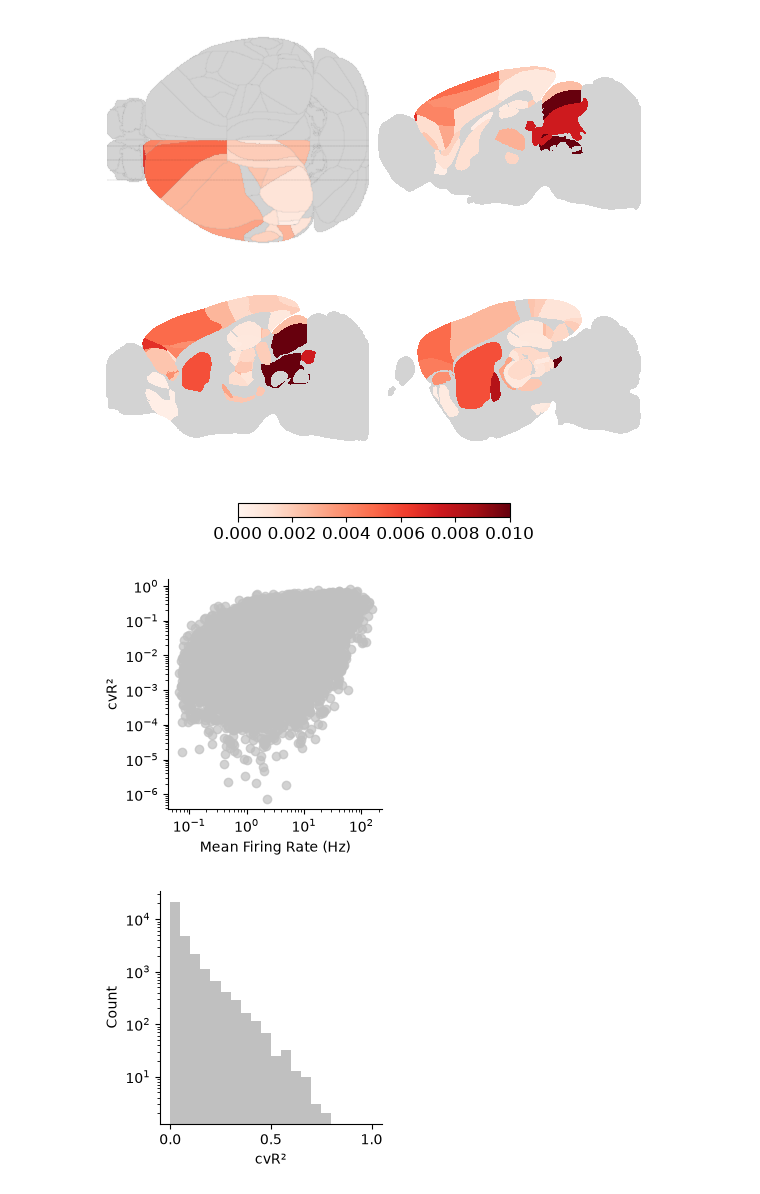
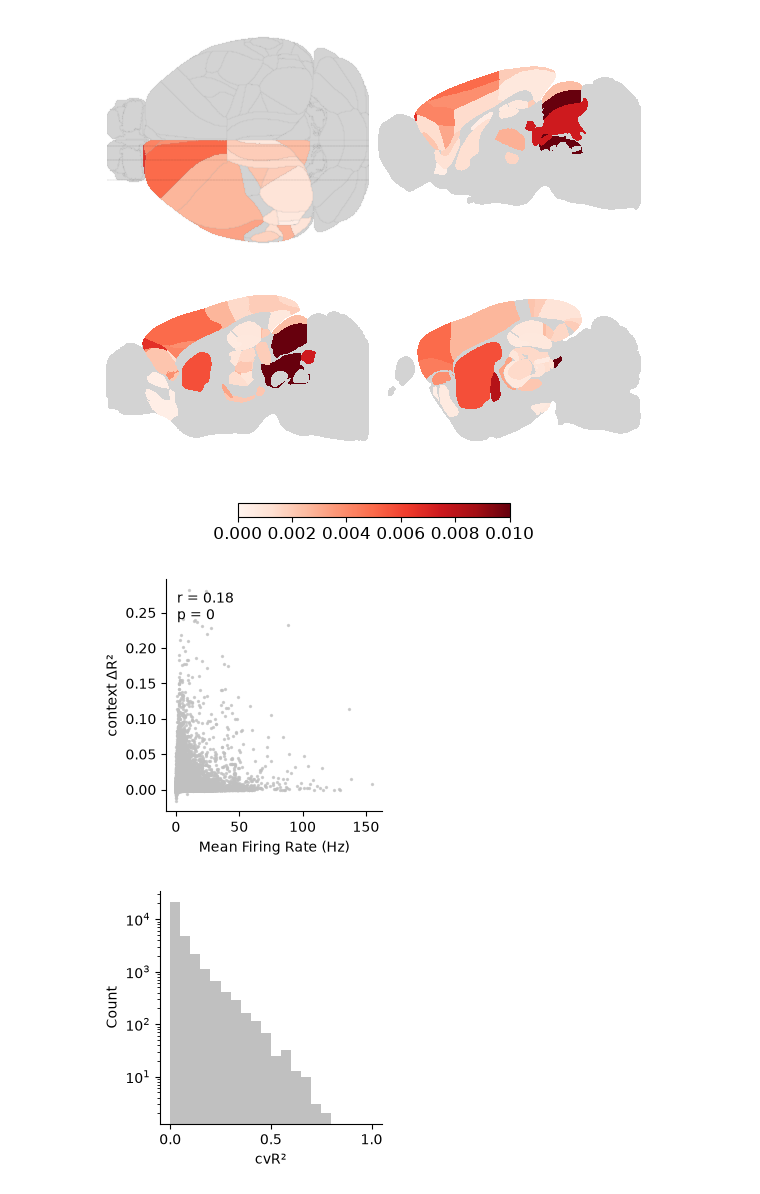
Before and after one commit to AllenInstitute/dynamic_routing_analysis, a Jupyter notebook: notebooks/structure_wise_results_plots_encoding.ipynb, the cells around one changed output. Drawn from its saved outputs; the diff is of its cells as text; code cells hidden in the pictures.

Commit message:
Make glm plots

```diff
--- a/notebooks/structure_wise_results_plots_encoding.ipynb
+++ b/notebooks/structure_wise_results_plots_encoding.ipynb
@@ -417,22 +417,30 @@ plt.savefig(os.path.join(savepath,"encoding_realbrain_heatmap.png"),dpi=600,bbox
 # %%
 # distribution cvr2 against firing rate
 
+from scipy.stats import pearsonr
+
 fig, ax = plt.subplots(figsize = (3, 3))
-ax.scatter(glm_baseline_results['firing_rate'].dropna(), glm_baseline_results['cv_test_fullmodel'].dropna(), color = 'silver', alpha = 0.7)
+ax.scatter(glm_baseline_results['firing_rate'].dropna(), glm_baseline_results['delta_r2_context'].dropna(), color = 'silver', alpha = 0.7, s = 2)
 ax.set_xlabel('Mean Firing Rate (Hz)', fontsize =10)
-ax.set_ylabel('cvR²', fontsize = 10)
+ax.set_ylabel('context ΔR²', fontsize = 10)
 ax.tick_params(axis='x', labelsize=10)
 ax.tick_params(axis='y', labelsize=10)
 
-# ax.set_xscale('log')
-# ax.set_yscale('log')
+r, p = pearsonr(glm_baseline_results['firing_rate'].dropna(), glm_baseline_results['delta_r2_context'].dropna())
+ax.text(
+    0.05, 0.95,
+    f'r = {r:.2f}\np = {p:.2e}',
+    transform=ax.transAxes,
+    fontsize=10,
+    verticalalignment='top'
+)
 
 ax.spines['top'].set_visible(False)
 ax.spines['right'].set_visible(False)
 plt.tight_layout()
-plt.savefig(os.path.join(savepath, 'cv_test_fullmodel_vs_firing_rate.png'), dpi=300)
+plt.savefig(os.path.join(savepath, 'delta_r2_context_vs_firing_rate.png'), dpi=300)
 # %% [output]
-[figure, old version]
+[figure, new version]
 # %%
 # distribution of  cvr2
 
```
